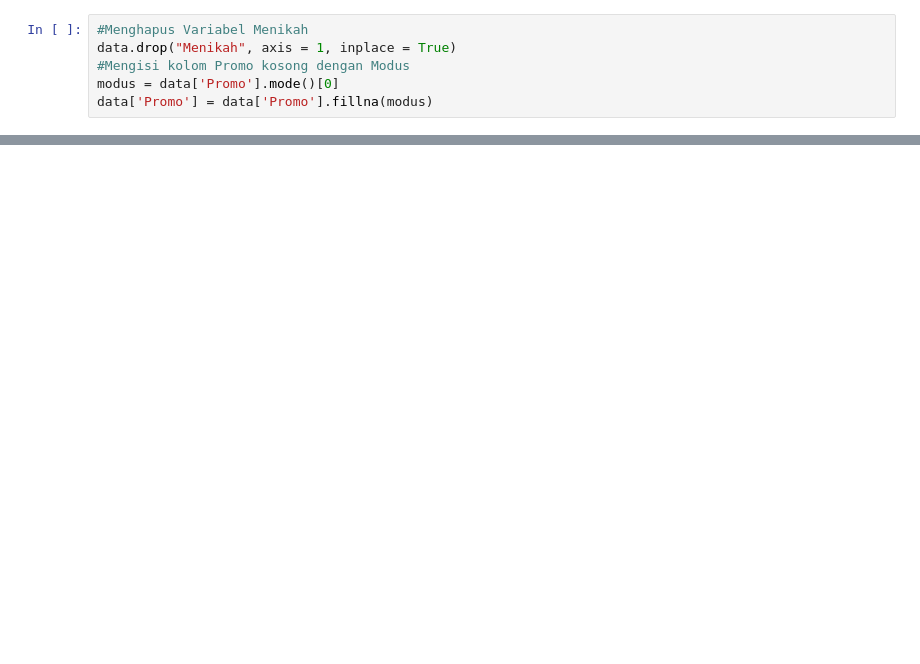
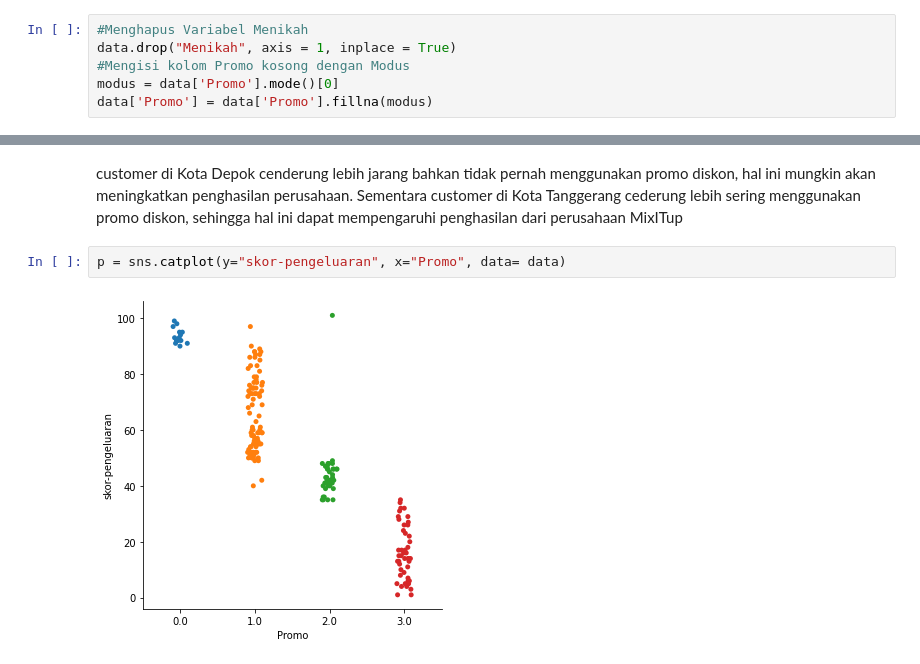
Before and after one commit to shezta/Case-Study-02-Data-Mining-UIN-Ganjil-2022-Kelompok-8, a Jupyter notebook: Studi Kasus 2.ipynb, the cells around one changed output, grey strips where cells are left out. Drawn from its saved outputs; the diff is of its cells as text; blank space fills up the shorter version.

```diff
--- a/Studi Kasus 2.ipynb
+++ b/Studi Kasus 2.ipynb
@@ -135,0 +164,6 @@ Dari scatterplot diatas bisa dilihat bahwa terdapat 1 outlier
+# %% [markdown]
+customer di Kota Depok cenderung lebih jarang bahkan tidak pernah menggunakan promo diskon, hal ini mungkin akan meningkatkan penghasilan perusahaan. Sementara customer di Kota Tanggerang cederung lebih sering menggunakan promo diskon, sehingga hal ini dapat mempengaruhi penghasilan dari perusahaan MixITup
+# %%
+p = sns.catplot(y="skor-pengeluaran", x="Promo", data= data)
+# %% [output]
+[figure, added]
```
Also changed, not shown: parts of 20 cells of this notebook.
